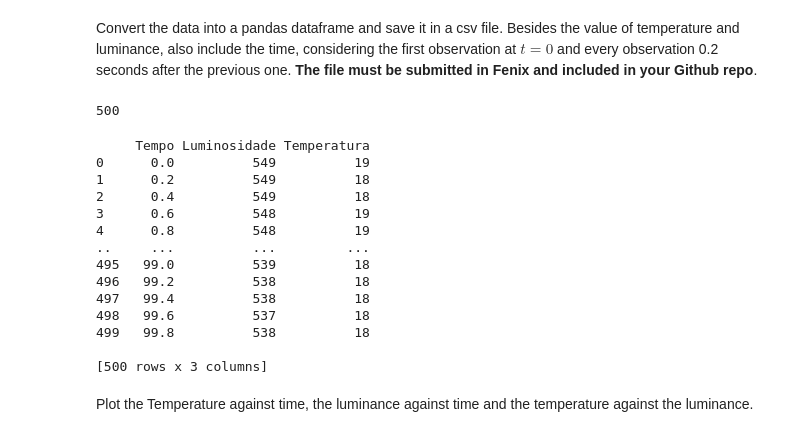
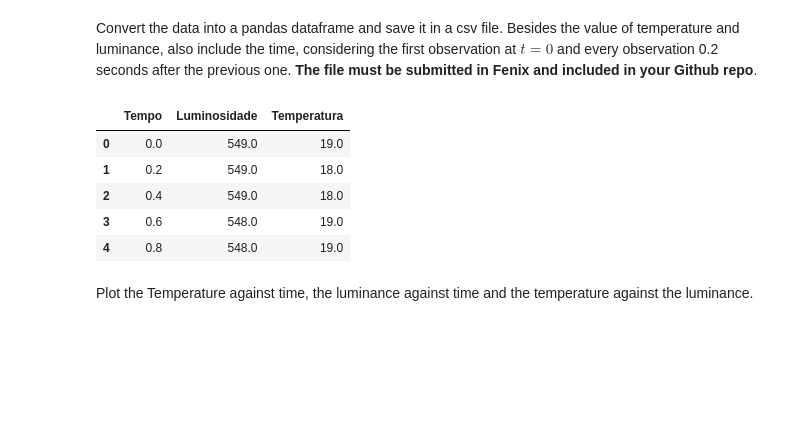
Before and after one commit to LuisLopes25/Assignment2, a Jupyter notebook: Assignment2_tofill.ipynb, the cells around one changed output. Saved outputs shown, nothing was run; the diff lists cells and outputs as text; code cells hidden in the pictures; blank space fills up the shorter version.

```diff
--- a/Assignment2_tofill.ipynb
+++ b/Assignment2_tofill.ipynb
@@ -37,38 +61,42 @@ for i in range(500):
 ser.close()
 # %% [markdown]
 Convert the data into a pandas dataframe and save it in a csv file. Besides the value of temperature and luminance, also include the time, considering the first observation at $t=0$ and every observation 0.2 seconds after the previous one. **The file must be submitted in Fenix and included in your Github repo**.
-# %%
-time = [x*0.2 for x in range(0,len(data))]
-print(len(data))
-# %% [output]
-500
-# %%
-import pandas as pd
-
-data = pd.read_csv ('Lab4.csv')
-new = data["0"].str.split("\r",n=1, expand = True)
-new.columns = ['lum','Temp']
-new1 = new.drop(columns = ['Temp'])
-new2 = new1['lum'].str.split(";",n=1, expand = True)
-new2.columns = ['Luminosidade','Temperatura']
-new2.insert(0, "Tempo", time, True)
-print(new2)
-
-#data.to_csv('Lab4.csv', index=False)
-# %% [output]
-     Tempo Luminosidade Temperatura
-0      0.0          549          19
-1      0.2          549          18
-2      0.4          549          18
-3      0.6          548          19
-4      0.8          548          19
-..     ...          ...         ...
-495   99.0          539          18
-496   99.2          538          18
-497   99.4          538          18
-498   99.6          537          18
-499   99.8          538          18
-
-[500 rows x 3 columns]
+# %%
+import pandas as pd
+
+# Converter os dados obrtidos do laboratório para csv
+#data.to_csv('Lab4.csv', index=False)
+
+# Converção dos dados para pandas dataframe
+data = pd.read_csv ('Lab4.csv')
+
+# Tratamentos dos dados
+data_split = data["0"].str.split("\r",n=1, expand = True) # Divisão dos dados em luminosidade e temperatura
+data_split.columns = ['lum','Temp']
+data_split1 = data_split.drop(columns = ['Temp'])
+data_lab = data_split1['lum'].str.split(";",n=1, expand = True) # Retirar os valores \r\n dos dados de forma a ficar apenas com os valores da temperatura
+data_lab.columns = ['Luminosidade','Temperatura']
+
+# Criação do tempo com intervalo de 0.2 segundos
+time = [x*0.2 for x in range(0,len(data))]
+data_lab.insert(0, "Tempo", time, True)
+
+# Converter os valores da temperatura e luminosidade para float
+data_lab['Luminosidade'] = data_lab['Luminosidade'].astype(float, errors = 'raise')
+data_lab['Temperatura'] = data_lab['Temperatura'].astype(float, errors = 'raise')
+
+# Guardar os dados após o tratamento num ficheiro csv
+
+data_lab.to_csv('Dados Lab 4.csv', index=False)
+
+
+data_lab.head()
+# %% [output]
+|  | Tempo | Luminosidade | Temperatura |
+| 0 | 0.0 | 549.0 | 19.0 |
+| 1 | 0.2 | 549.0 | 18.0 |
+| 2 | 0.4 | 549.0 | 18.0 |
+| 3 | 0.6 | 548.0 | 19.0 |
+| 4 | 0.8 | 548.0 | 19.0 |
 # %% [markdown]
 Plot the Temperature against time, the luminance against time and the temperature against the luminance.
```
Also changed, not shown: parts of 5 cells of this notebook.
